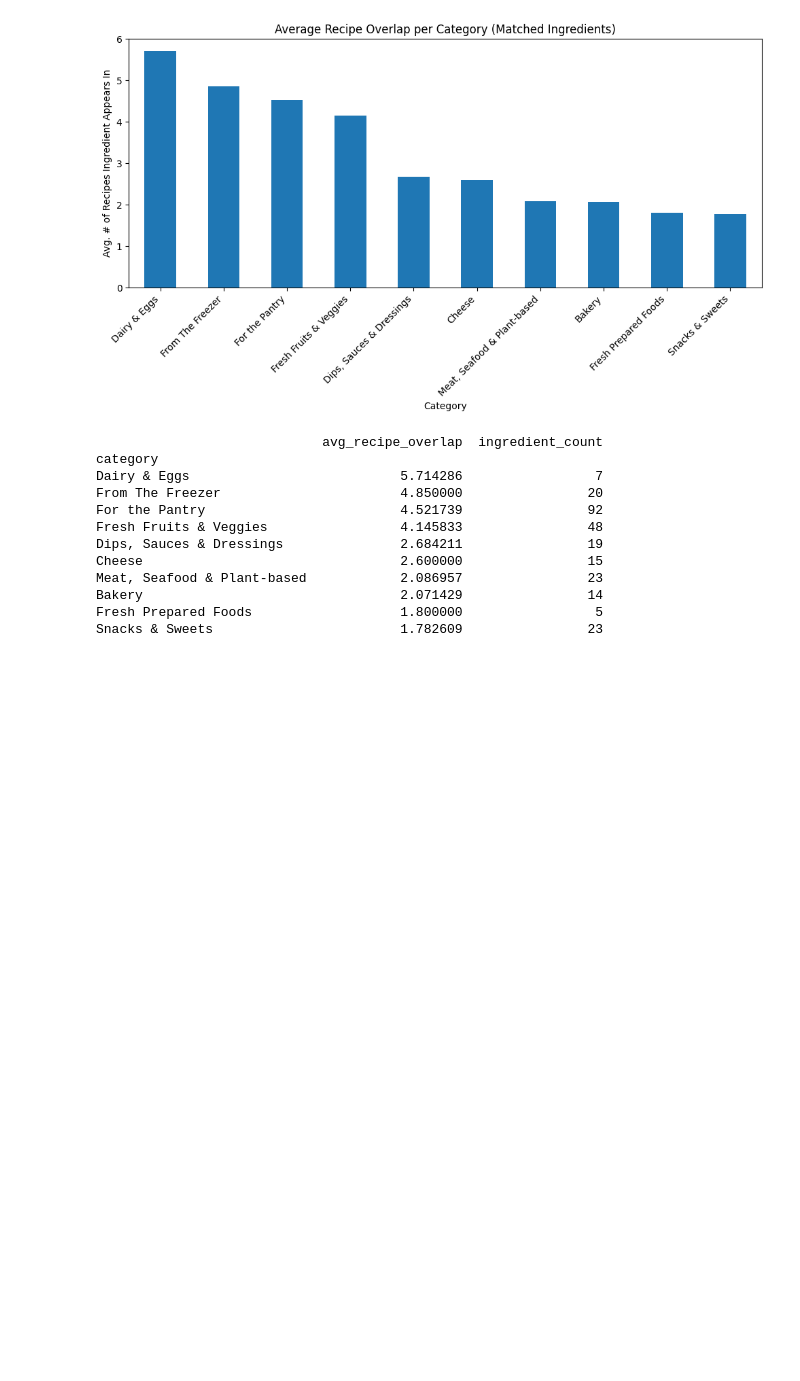
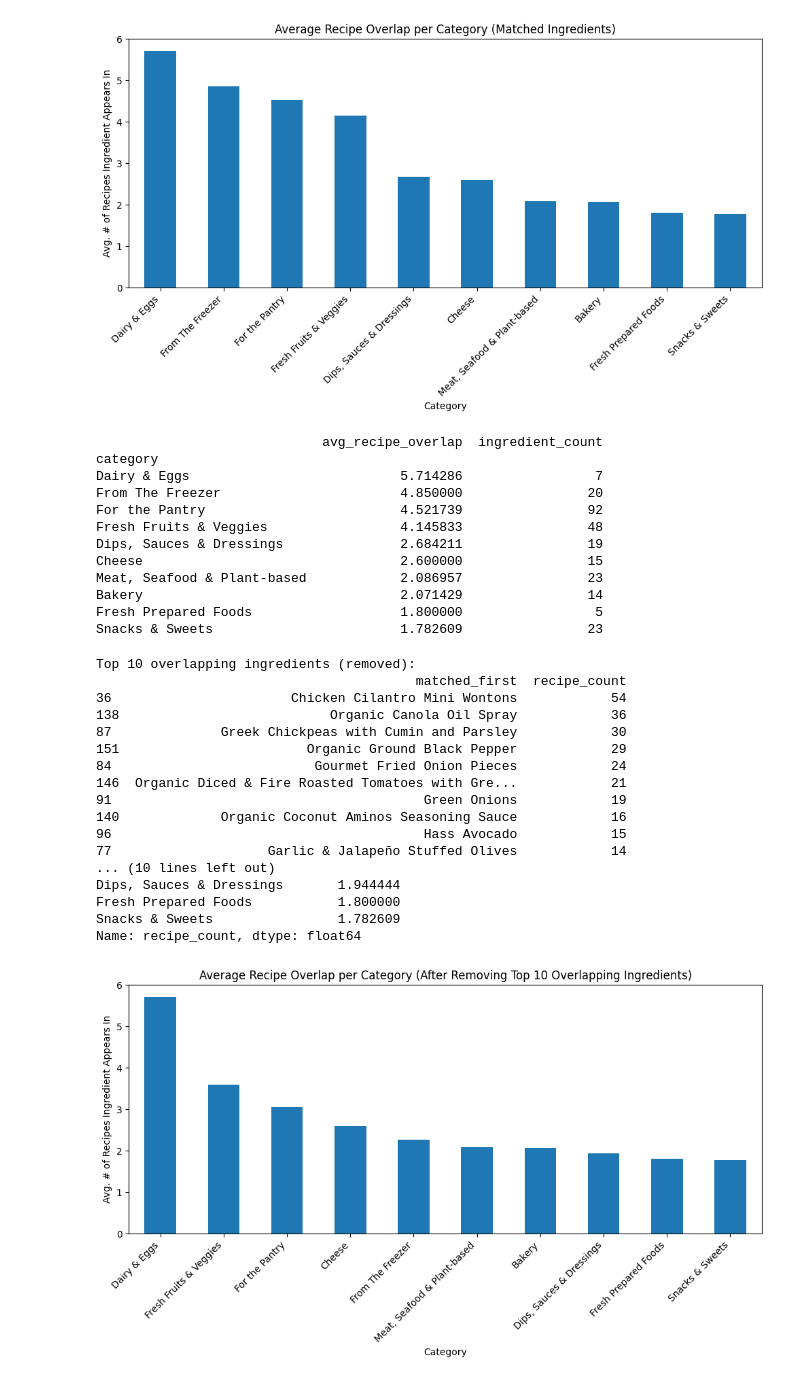
Before and after one commit to btschmid95/team-no-food-waste-for-you, a Jupyter notebook: testing/ingredient_recipe_loss_exploration.ipynb, the cells around one changed output. Saved outputs shown, nothing was run; the diff lists cells and outputs as text; code cells hidden in the pictures; blank space fills up the shorter version.

```diff
--- a/testing/ingredient_recipe_loss_exploration.ipynb
+++ b/testing/ingredient_recipe_loss_exploration.ipynb
@@ -481,3 +569,59 @@ Meat, Seafood & Plant-based            2.086957                23
 Bakery                                 2.071429                14
 Fresh Prepared Foods                   1.800000                 5
 Snacks & Sweets                        1.782609                23
+# %%
+ingredient_overlap = (
+    merged.groupby('matched_first')['recipe_title_clean']
+    .nunique()
+    .reset_index(name='recipe_count')
+)
+
+top_overlap = ingredient_overlap.nlargest(10, 'recipe_count')
+print("Top 10 overlapping ingredients (removed):")
+print(top_overlap)
+
+ingredient_overlap_filtered = ingredient_overlap[~ingredient_overlap['matched_first'].isin(top_overlap['matched_first'])]
+
+merged_overlap = pd.merge(
+    ingredient_overlap_filtered,
+    merged[['matched_first', 'category']].drop_duplicates(),
+    on='matched_first',
+    how='left'
+)
+
+category_overlap_filtered = (
+    merged_overlap.groupby('category')['recipe_count']
+    .mean()
+    .sort_values(ascending=False)
+)
+
+print("\nAverage number of recipes each CATEGORY's ingredients appear in (after filtering top 10):")
+print(category_overlap_filtered)
+
+plt.figure(figsize=(10,6))
+category_overlap_filtered.plot(kind='bar')
+plt.title("Average Recipe Overlap per Category (After Removing Top 10 Overlapping Ingredients)")
+plt.xlabel("Category")
+plt.ylabel("Avg. # of Recipes Ingredient Appears In")
+plt.xticks(rotation=45, ha='right')
+plt.tight_layout()
+plt.show()
+# %% [output]
+Top 10 overlapping ingredients (removed):
+                                         matched_first  recipe_count
+36                       Chicken Cilantro Mini Wontons            54
+138                           Organic Canola Oil Spray            36
+87              Greek Chickpeas with Cumin and Parsley            30
+151                        Organic Ground Black Pepper            29
+84                          Gourmet Fried Onion Pieces            24
+146  Organic Diced & Fire Roasted Tomatoes with Gre...            21
+91                                        Green Onions            19
+140             Organic Coconut Aminos Seasoning Sauce            16
+96                                        Hass Avocado            15
+77                    Garlic & Jalapeño Stuffed Olives            14
+... (10 lines left out)
+Dips, Sauces & Dressings       1.944444
+Fresh Prepared Foods           1.800000
+Snacks & Sweets                1.782609
+Name: recipe_count, dtype: float64
+[figure, added]
```
Also changed, not shown: parts of 1 cell of this notebook.
